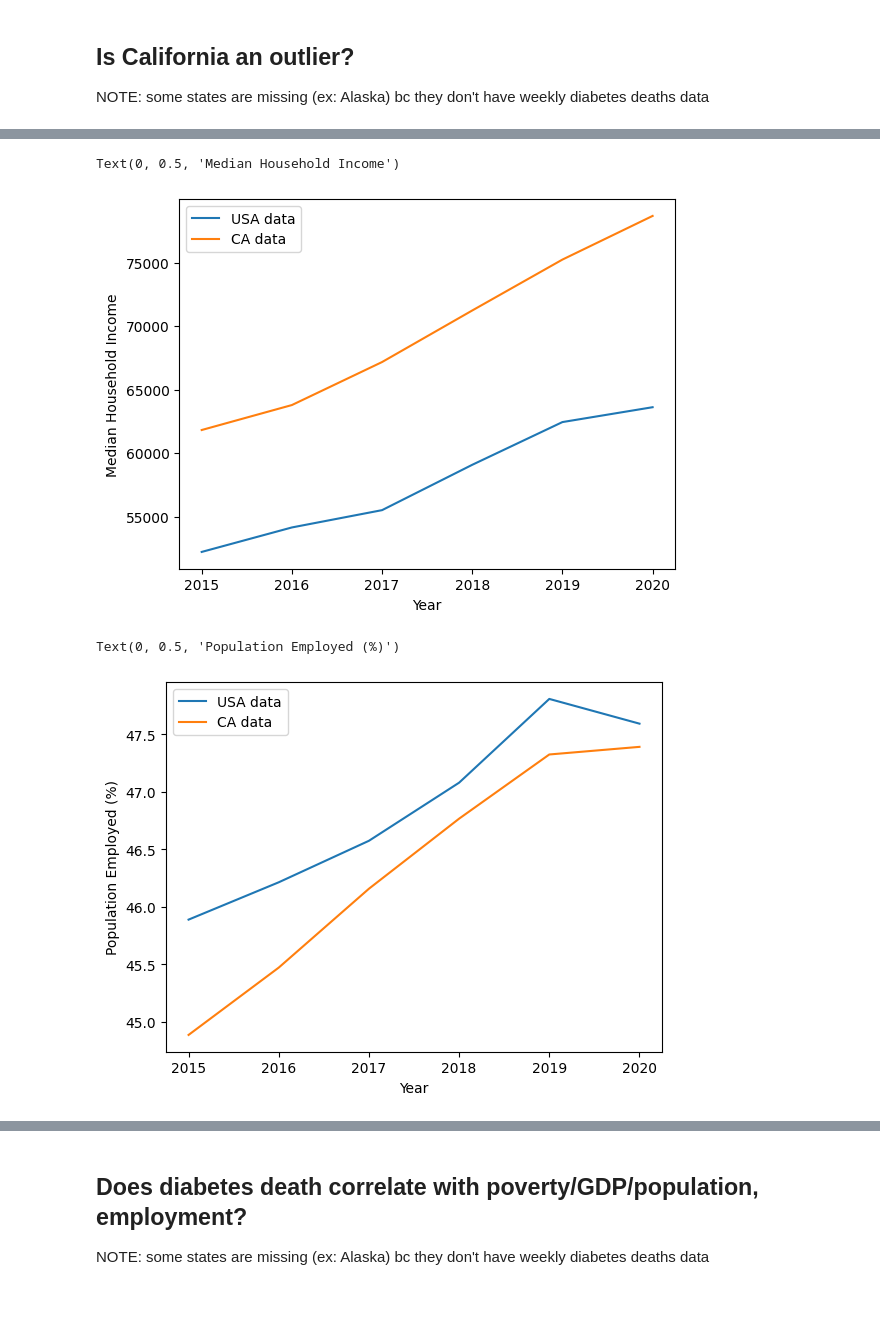
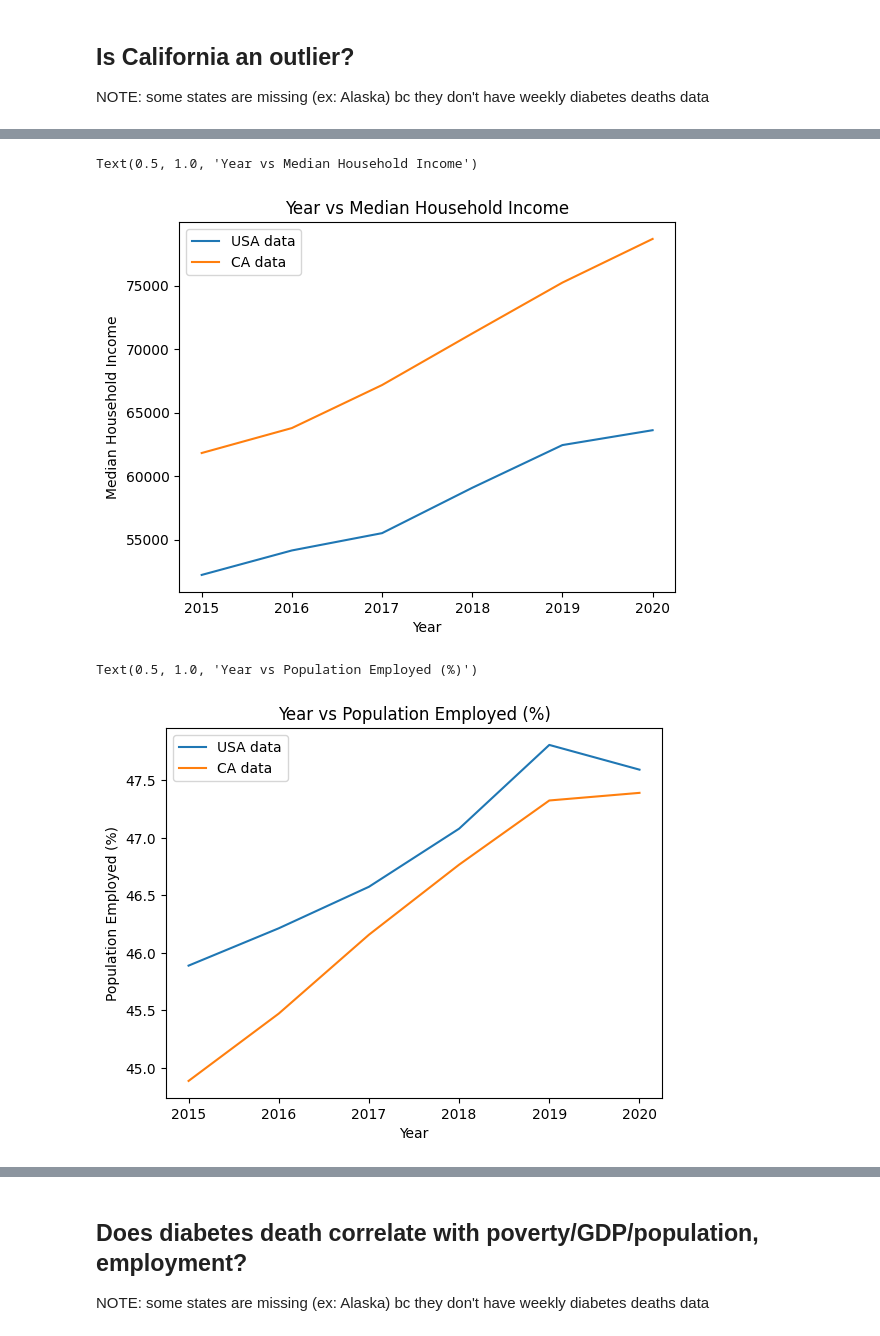
Before and after one commit to isabelmwork/Project1_Diabetes, a Jupyter notebook: Diabetes_Analysis.ipynb, the cells around one changed output, grey strips where cells are left out. Cells and saved outputs as stored; diff of their text form; code cells hidden in the pictures; blank space fills up the shorter version.

```diff
--- a/Diabetes_Analysis.ipynb
+++ b/Diabetes_Analysis.ipynb
@@ -385,21 +363,23 @@ plt.ylim(2500000, 42500000)
 # %%
 plt.plot(USA_averages_data["Year"], USA_averages_data["Average Median Household Income"], label = "USA data")
 plt.plot(CA_census_and_deaths_data["Year"], CA_census_and_deaths_data["Median Household Income"], label = "CA data")
 plt.legend()
 plt.xlabel("Year")
 plt.ylabel("Median Household Income")
+plt.title("Year vs Median Household Income")
 # %% [output]
-Text(0, 0.5, 'Median Household Income')
+Text(0.5, 1.0, 'Year vs Median Household Income')
-[figure, old version]
+[figure, new version]
 # %%
 plt.plot(USA_averages_data["Year"], USA_averages_data["Average Population Employed (%)"], label = "USA data")
 plt.plot(CA_census_and_deaths_data["Year"], CA_census_and_deaths_data["Population Employed (%)"], label = "CA data")
 plt.legend()
 plt.xlabel("Year")
 plt.ylabel("Population Employed (%)")
+plt.title("Year vs Population Employed (%)")
 # %% [output]
-Text(0, 0.5, 'Population Employed (%)')
+Text(0.5, 1.0, 'Year vs Population Employed (%)')
-[figure, old version]
+[figure, new version]
 # %%
 plt.plot(USA_averages_data["Year"], USA_averages_data["Average Population in Poverty (%)"], label = "USA data")
 plt.plot(CA_census_and_deaths_data["Year"], CA_census_and_deaths_data["Population in Poverty (%)"], label = "CA data")
```
Also changed, not shown: parts of 39 cells of this notebook.
